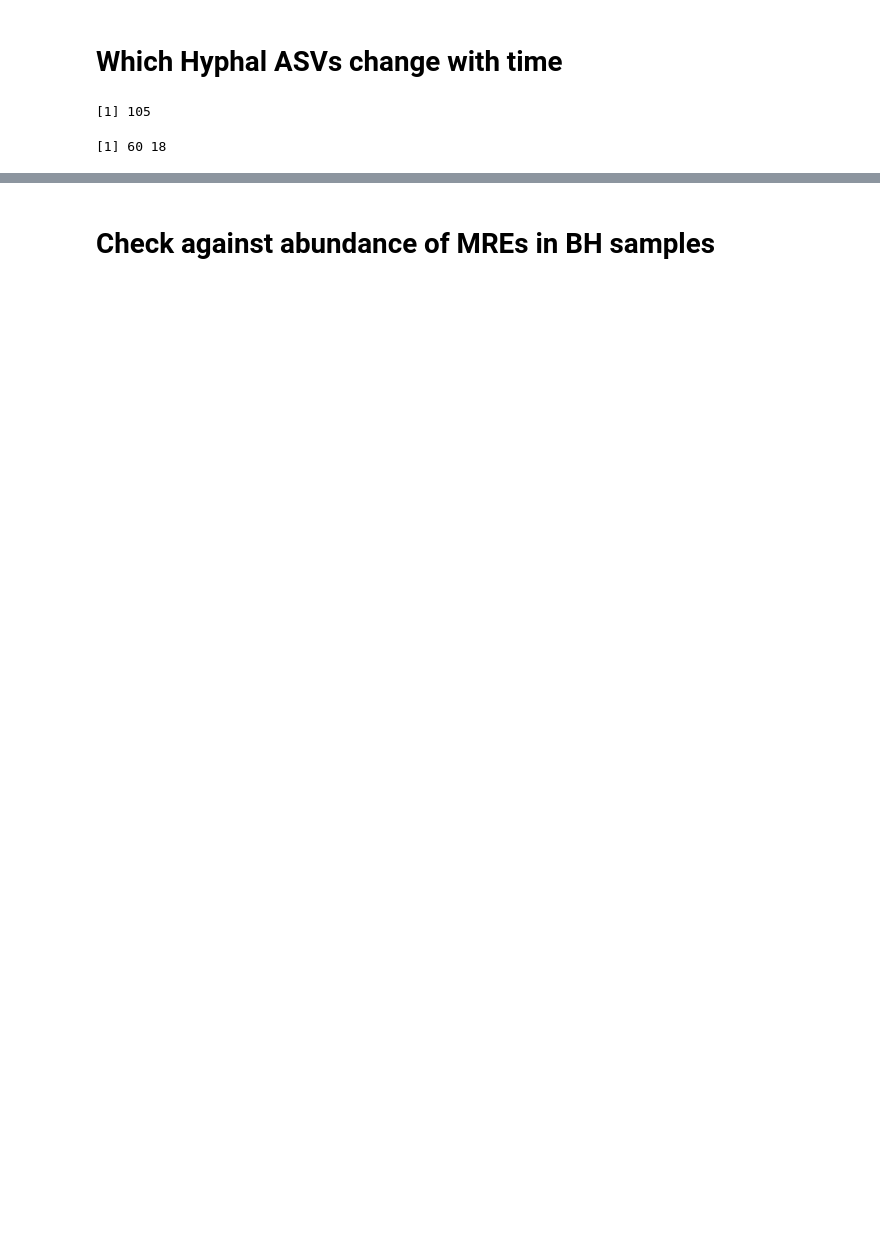
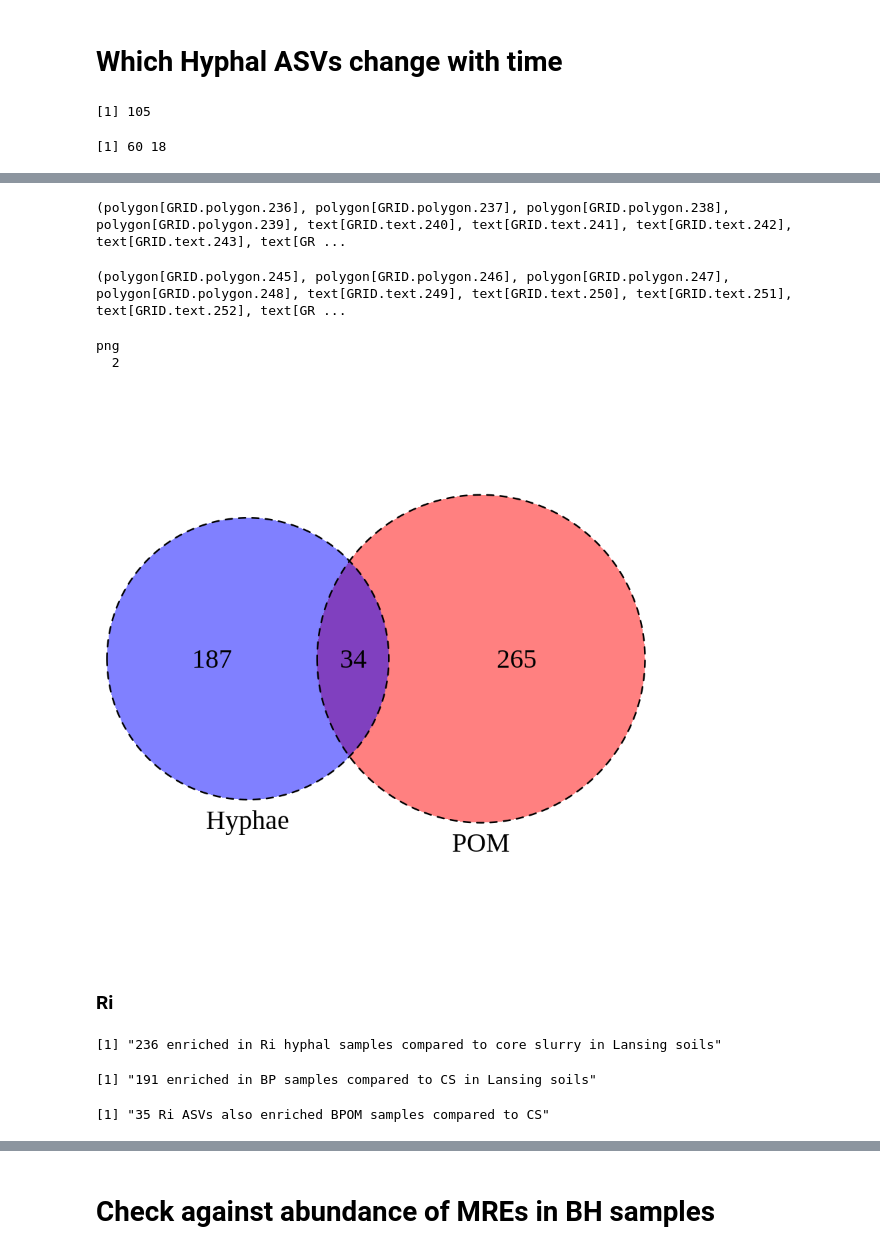
Before and after one commit to bdemmett/Hyphosphere, a Jupyter notebook: notebooks/MiSeqRuns/8-3EXP_DESeq2.ipynb, the cells around one changed output, grey strips where cells are left out. Drawn from its saved outputs; the diff is of its cells as text; code cells hidden in the pictures; blank space fills up the shorter version.

```diff
--- a/notebooks/MiSeqRuns/8-3EXP_DESeq2.ipynb
+++ b/notebooks/MiSeqRuns/8-3EXP_DESeq2.ipynb
@@ -1359,0 +1414,47 @@ head(df.l2fc.2.CHCS)
+# %%
+#area 1 = hybrid
+#area 2 = Fert
+#area 3 = Enzyme
+draw.pairwise.venn(area1 = 221, area2 = 299,
+cross.area = 34, category = c("Hyphae", "POM"), lty = rep(2, 2),
+                 fill = c("blue",  "red"), cex = 2, cat.cex = 2, scaled = TRUE, rotation.degree = 180,
+                   euler.d = TRUE, cat.pos = c(0,0))
+
+outfile = file.path(figDir,'CH-BP_Venn_Gv.pdf')
+pdf(file = outfile, width = 3, height = 3)
+
+draw.pairwise.venn(area1 = 221, area2 = 299,
+cross.area = 34, category = c("Hyphae", "POM"), lty = rep(2, 2),
+                 fill = c("blue",  "red"), cex = 2, cat.cex = 2, scaled = TRUE, rotation.degree = 180,
+                   euler.d = TRUE, cat.pos = c(0,0))
+dev.off()
+# %% [output]
+(polygon[GRID.polygon.236], polygon[GRID.polygon.237], polygon[GRID.polygon.238], polygon[GRID.polygon.239], text[GRID.text.240], text[GRID.text.241], text[GRID.text.242], text[GRID.text.243], text[GR ...
+(polygon[GRID.polygon.245], polygon[GRID.polygon.246], polygon[GRID.polygon.247], polygon[GRID.polygon.248], text[GRID.text.249], text[GRID.text.250], text[GRID.text.251], text[GRID.text.252], text[GR ...
+png
+  2
+[figure, added]
+# %% [markdown]
+### Ri
+# %%
+HASVs = df.l2fc.Exp2 %>%
+    filter(Contrast == "CH_CS" & padj < 0.05 & log2FoldChange > 0 & Subset %in% c("Lansing-RI")) %>%
+    .$OTU %>%
+    unique()
+paste(length(HASVs), 'enriched in Ri hyphal samples compared to core slurry in Lansing soils')
+
+#Currently cannot check Ri as BPOM was not collected in those mesocosms.
+#Could run Deseq model against Gv BPOM in lansing soil since it was from the bulk compartment anyway
+
+BPASVs = df.l2fc.Exp2 %>%
+    filter(Contrast == "BP_CS" & padj < 0.05 & log2FoldChange > 0 & Subset %in% c("Lansing-Gv")) %>%
+    .$OTU %>%
+    unique()
+paste(length(BPASVs), 'enriched in BP samples compared to CS in Lansing soils')
+
+NonSpecificASVs = intersect(HASVs, BPASVs)
+NonSpecificASVs %>% length() %>% paste(., "Ri ASVs also enriched BPOM samples compared to CS")
+# %% [output]
+[1] "236 enriched in Ri hyphal samples compared to core slurry in Lansing soils"
+[1] "191 enriched in BP samples compared to CS in Lansing soils"
+[1] "35 Ri ASVs also enriched BPOM samples compared to CS"
```
Also changed, not shown: parts of 101 cells of this notebook, 1 other file.
